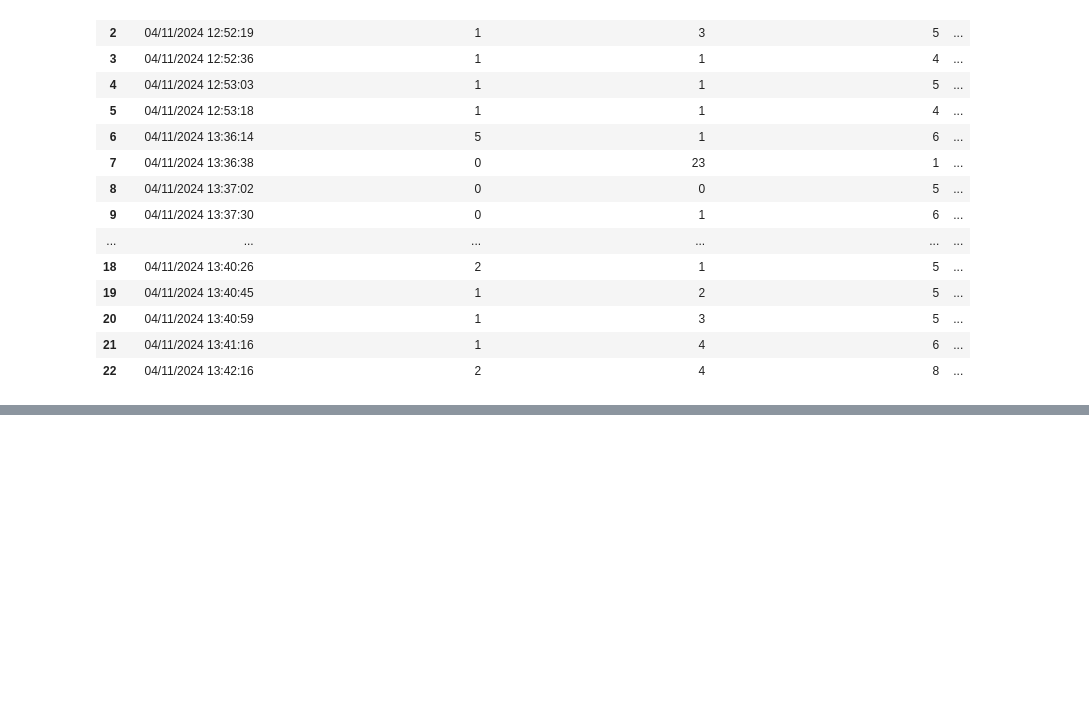
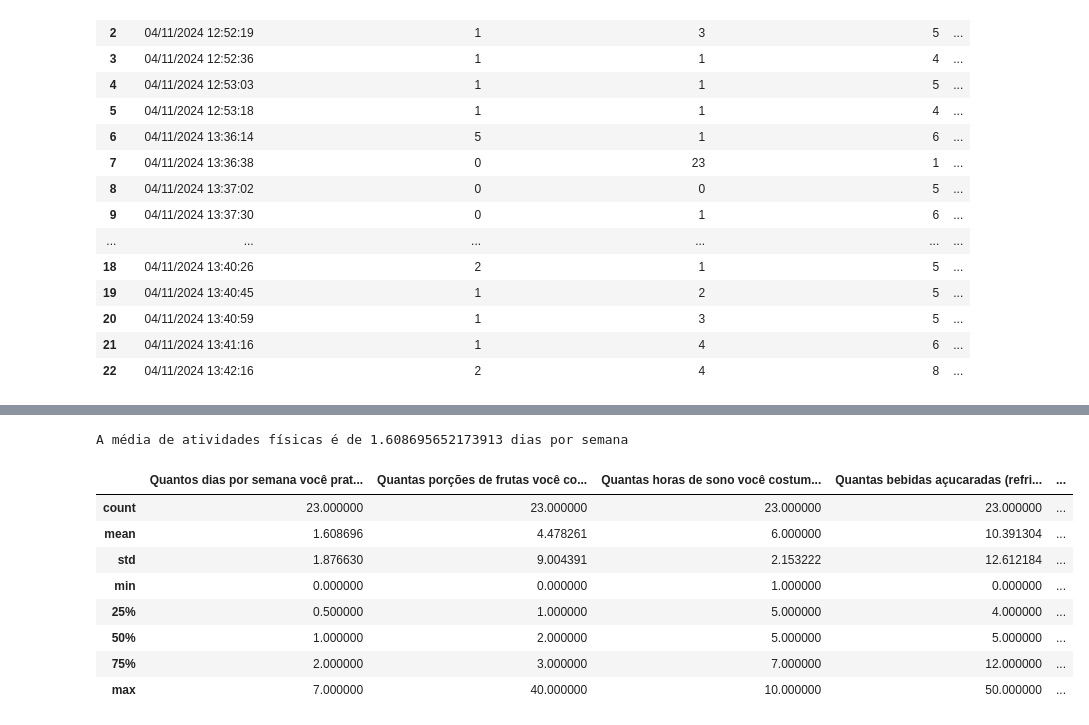
Before and after one commit to X4mpu/AnalisedeDados_Alura, a Jupyter notebook: DataAnalisys1.ipynb, the cells around one changed output, grey strips where cells are left out. Drawn from its saved outputs; the diff is of its cells as text; code cells hidden in the pictures; blank space fills up the shorter version.

```diff
--- a/DataAnalisys1.ipynb
+++ b/DataAnalisys1.ipynb
@@ -26,0 +55,17 @@ dados
+# %%
+media = dados['Quantos dias por semana você pratica atividades físicas?'].mean()
+print(f"A média de atividades físicas é de {media} dias por semana")
+# %% [output]
+A média de atividades físicas é de 1.608695652173913 dias por semana
+# %%
+dados.describe()
+# %% [output]
+|  | Quantos dias por semana você prat... | Quantas porções de frutas você co... | Quantas horas de sono você costum... | Quantas bebidas açucaradas (refri... | ... |
+| count | 23.000000 | 23.000000 | 23.000000 | 23.000000 | ... |
+| mean | 1.608696 | 4.478261 | 6.000000 | 10.391304 | ... |
+| std | 1.876630 | 9.004391 | 2.153222 | 12.612184 | ... |
+| min | 0.000000 | 0.000000 | 1.000000 | 0.000000 | ... |
+| 25% | 0.500000 | 1.000000 | 5.000000 | 4.000000 | ... |
+| 50% | 1.000000 | 2.000000 | 5.000000 | 5.000000 | ... |
+| 75% | 2.000000 | 3.000000 | 7.000000 | 12.000000 | ... |
+| max | 7.000000 | 40.000000 | 10.000000 | 50.000000 | ... |
```
Also changed, not shown: parts of 4 cells of this notebook.
